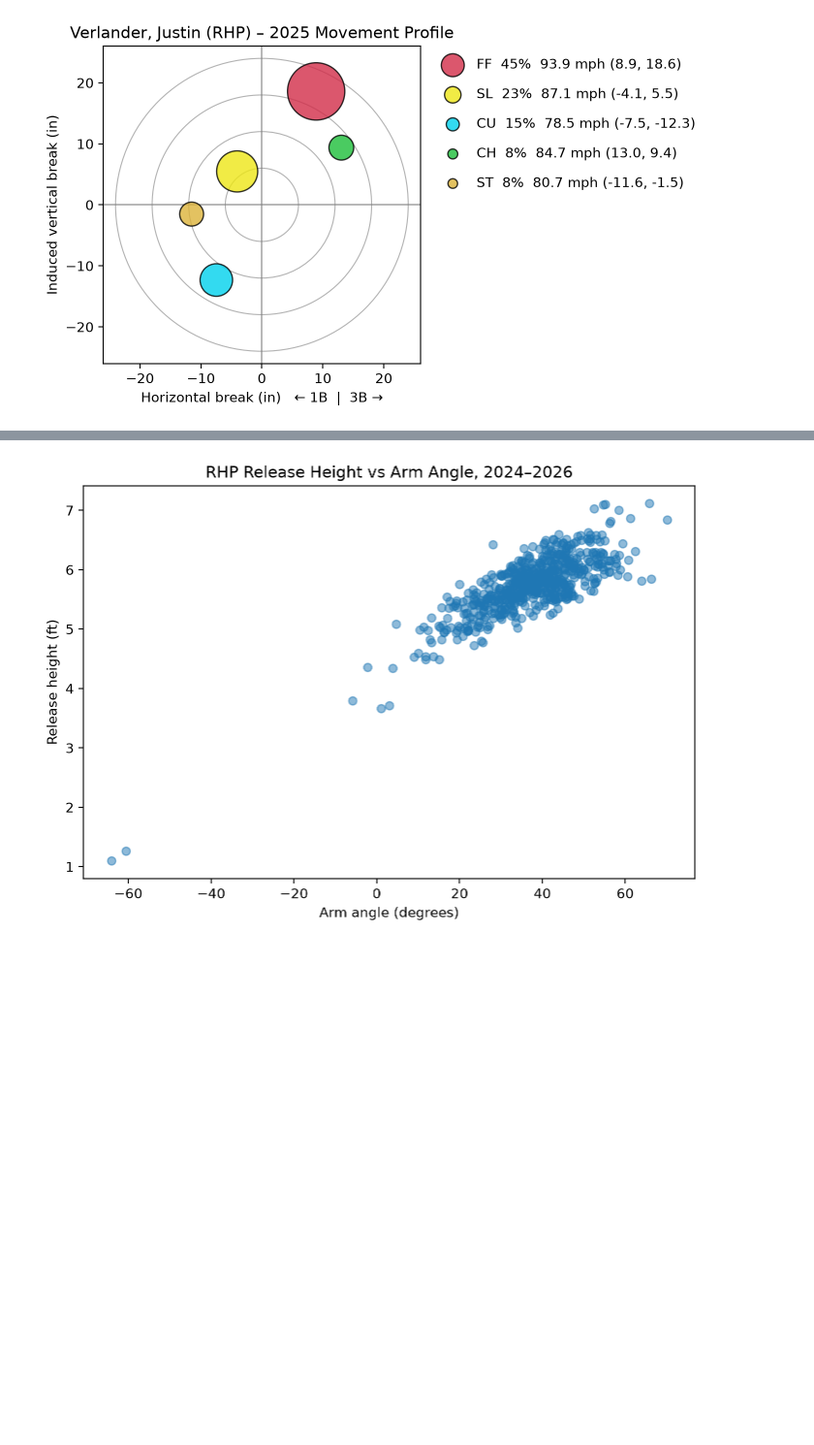
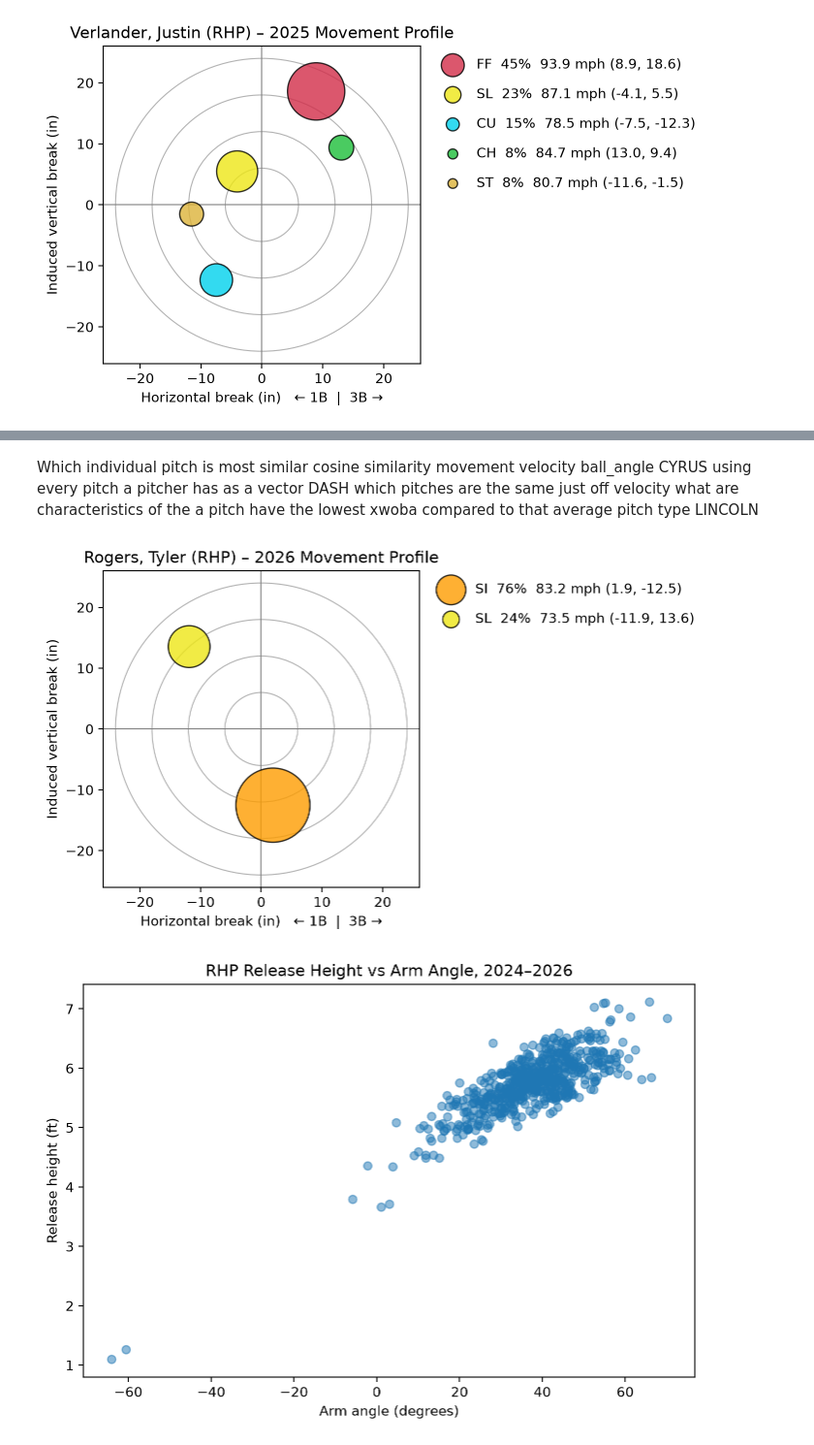
Before and after one commit to CyrusMT123/Baseball-Pitching-Final-Project, a Jupyter notebook: Visualizations.ipynb, the cells around one changed output, grey strips where cells are left out. Shown at 97% size. Drawn from its saved outputs; the diff is of its cells as text; code cells hidden in the pictures; blank space fills up the shorter version.

```diff
--- a/Visualizations.ipynb
+++ b/Visualizations.ipynb
@@ -73,3 +91,14 @@ plt.show()
+# %% [markdown]
+Which individual pitch is most similar cosine similarity movement velocity ball_angle CYRUS
+using every pitch a pitcher has as a vector DASH
+which pitches are the same just off velocity
+what are characteristics of the a pitch have the lowest xwoba compared to that average pitch type LINCOLN
+# %%
+movement_plot(data, 'Rogers, Tyler', 2026)
+
+plt.show()
+# %% [output]
+[figure, added]
 # %%
 rhp = data[data['hand'] == 'R'].drop_duplicates(subset=['id', 'year'])
 lhp = data[data['hand'] == 'L'].drop_duplicates(subset=['id', 'year'])
```
Also changed, not shown: parts of 3 cells of this notebook, 6 other files.
